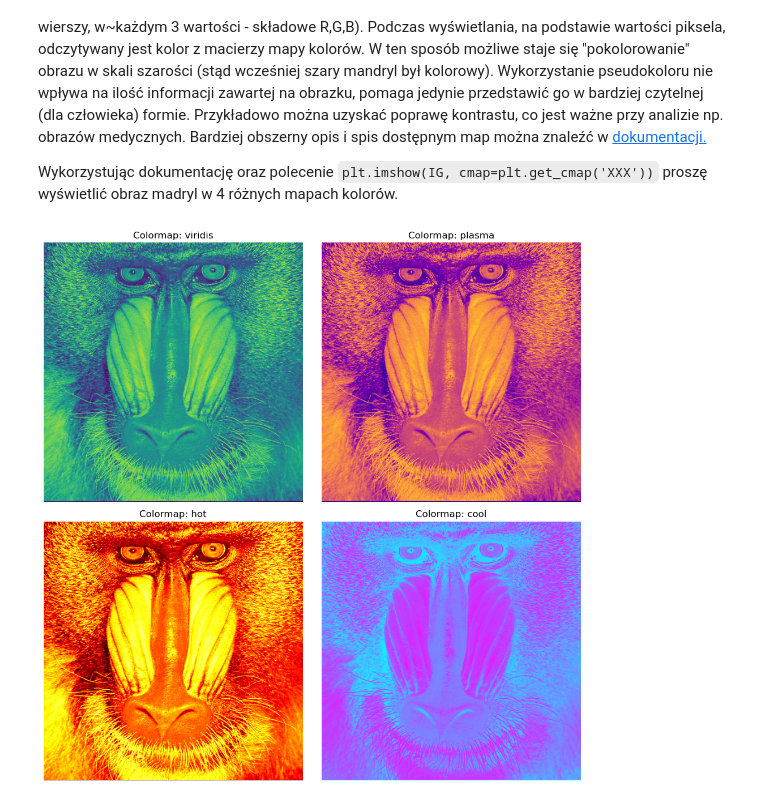
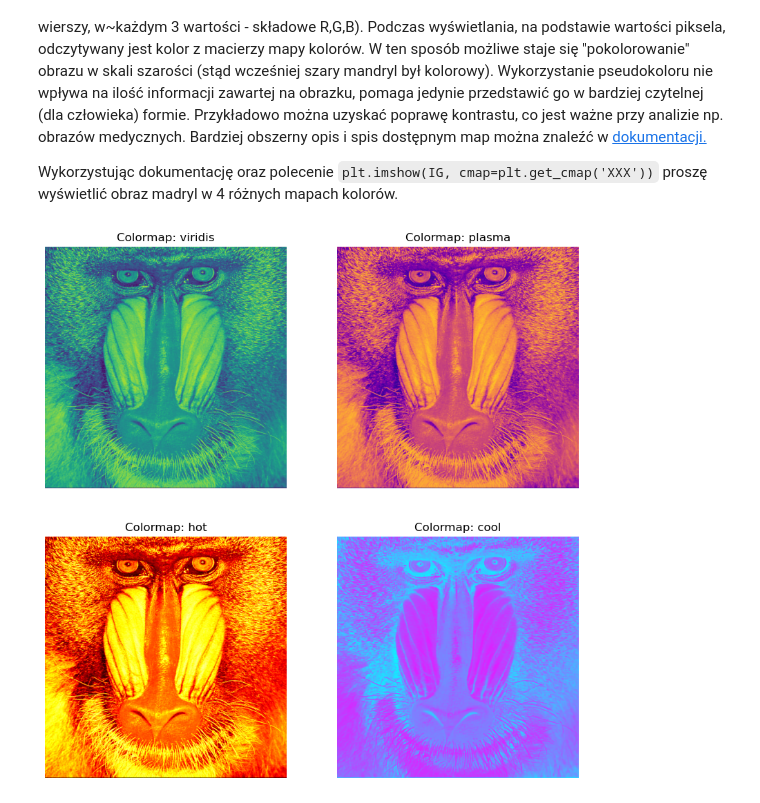
Before and after one commit to Igur7/vision_systems, a Jupyter notebook: lab1/L01_intro.ipynb, the cells around one changed output. Drawn from its saved outputs; the diff is of its cells as text; code cells hidden in the pictures.

```diff
--- a/lab1/L01_intro.ipynb
+++ b/lab1/L01_intro.ipynb
@@ -152,18 +150,15 @@ Bardziej obszerny opis i spis dostępnym map można znaleźć w [dokumentacji.](
 
 Wykorzystując dokumentację oraz polecenie `plt.imshow(IG, cmap=plt.get_cmap('XXX'))` proszę wyświetlić obraz madryl w 4 różnych mapach kolorów.
 # %%
-# Display image with 4 different colormaps
 fig, axes = plt.subplots(2, 2, figsize=(10, 10))
 
 colormaps = ['viridis', 'plasma', 'hot', 'cool']
 
 for idx, cmap_name in enumerate(colormaps):
     ax = axes[idx // 2, idx % 2]
-    ax.imshow(IG, cmap=plt.get_cmap(cmap_name))
-    ax.set_title(f'Colormap: {cmap_name}')
-    ax.axis('off')
-
-plt.tight_layout()
-plt.show()
+    plt.sca(ax)
+    plt.imshow(IG, cmap=plt.get_cmap(cmap_name))
+    plt.title(f'Colormap: {cmap_name}')
+    plt.axis('off')
 # %% [output]
-[figure, old version]
+[figure, new version]
```
Also changed, not shown: parts of 1 cell of this notebook, 2 other files.
